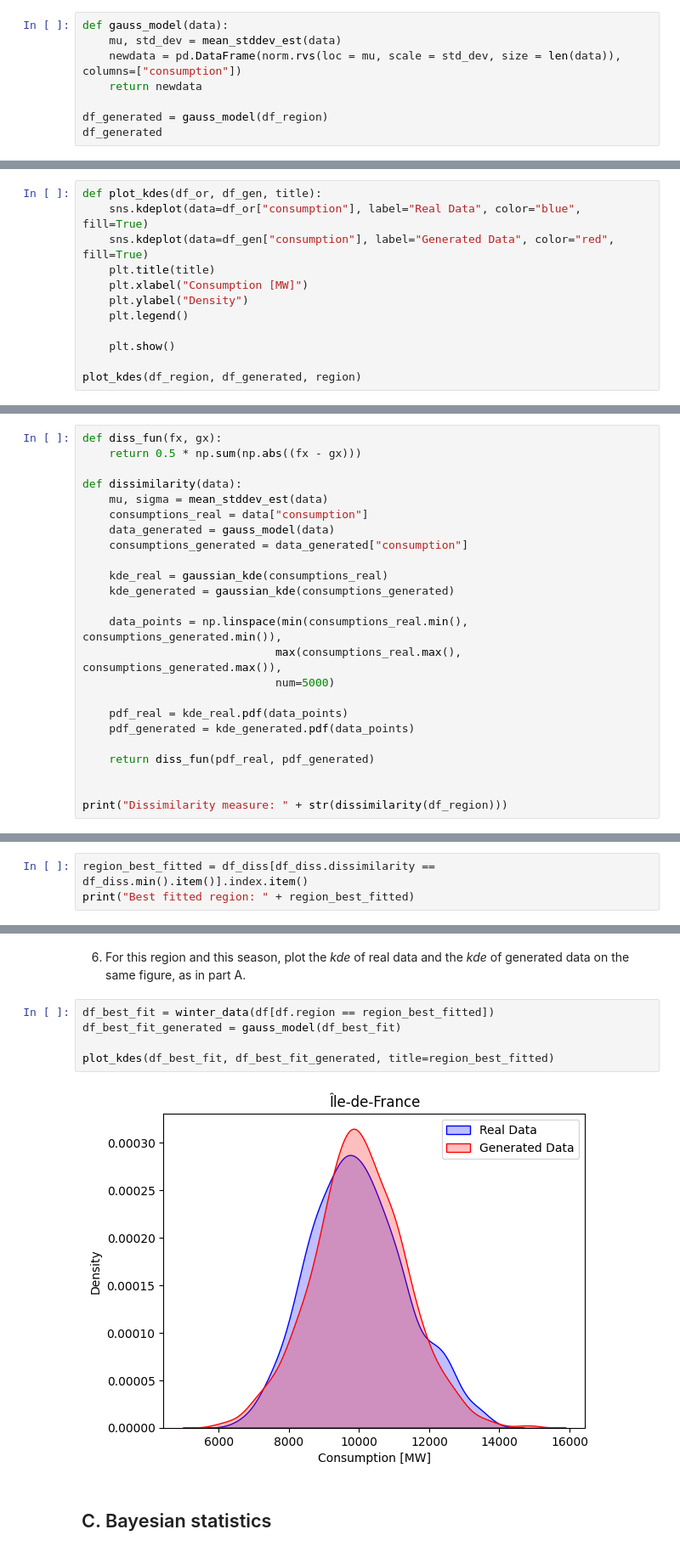
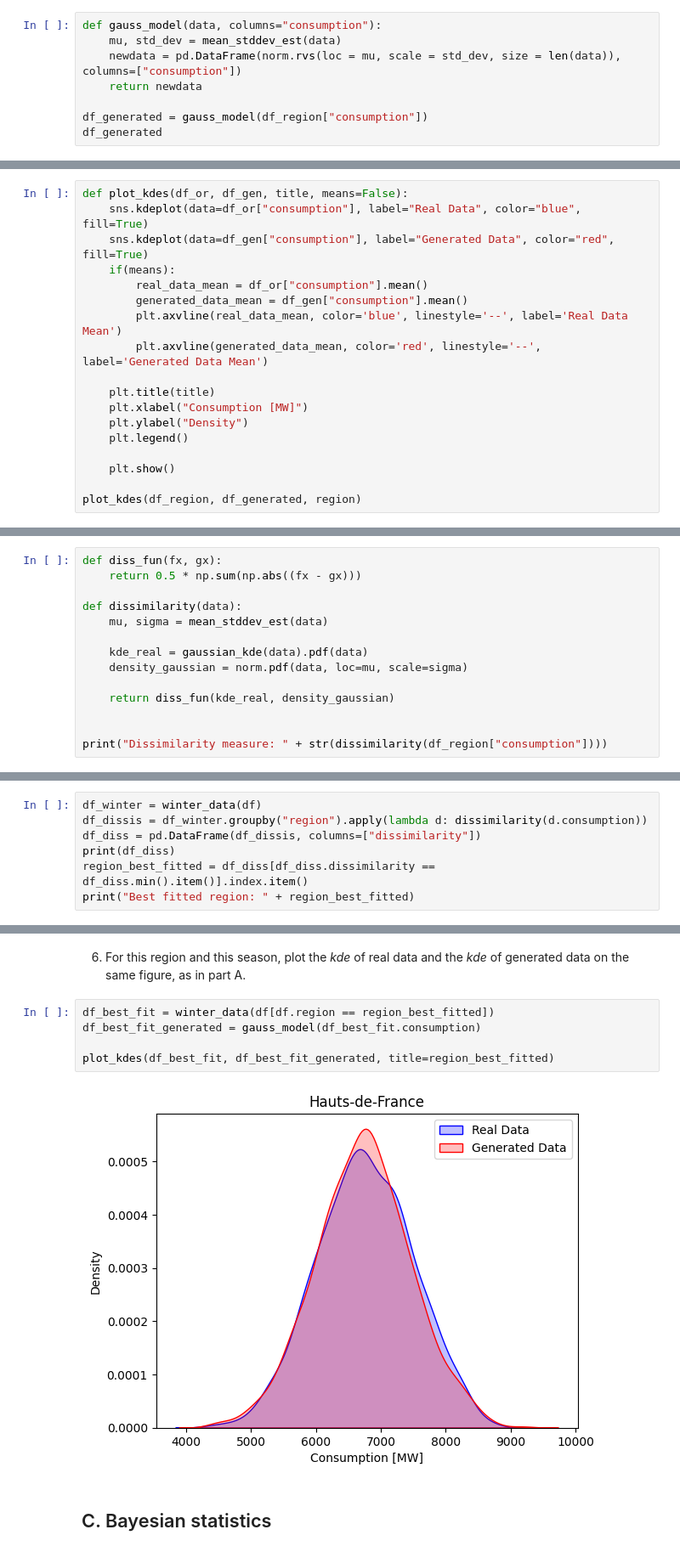
Before and after one commit to lucaerba/AllExs, a Jupyter notebook: Statistics_project/project.ipynb, the cells around one changed output, grey strips where cells are left out. Shown at 85% size. Saved outputs shown, nothing was run; the diff lists cells and outputs as text.

```diff
--- a/Statistics_project/project.ipynb
+++ b/Statistics_project/project.ipynb
@@ -152,12 +150,12 @@ mu: 2546.536155666579, sigma^2: 604.9429842099315
 # %% [markdown]
 3. Generate new data using the corresponding Gaussian model, with the same number of samples.
 # %%
-def gauss_model(data):
+def gauss_model(data, columns="consumption"):
     mu, std_dev = mean_stddev_est(data)
     newdata = pd.DataFrame(norm.rvs(loc = mu, scale = std_dev, size = len(data)), columns=["consumption"])
     return newdata
 
-df_generated = gauss_model(df_region)
+df_generated = gauss_model(df_region["consumption"])
 df_generated
 # %% [output]
 |  | consumption |
@@ -176,9 +174,15 @@ df_generated
 # %% [markdown]
 4. Plot the *kde* (kernel density estimate) of real data and the *kde* of generated data on the same figure.
 # %%
-def plot_kdes(df_or, df_gen, title):
+def plot_kdes(df_or, df_gen, title, means=False):
     sns.kdeplot(data=df_or["consumption"], label="Real Data", color="blue", fill=True)
     sns.kdeplot(data=df_gen["consumption"], label="Generated Data", color="red", fill=True)
+    if(means):
+        real_data_mean = df_or["consumption"].mean()
+        generated_data_mean = df_gen["consumption"].mean()
+        plt.axvline(real_data_mean, color='blue', linestyle='--', label='Real Data Mean')
+        plt.axvline(generated_data_mean, color='red', linestyle='--', label='Generated Data Mean')
+
     plt.title(title)
     plt.xlabel("Consumption [MW]")
     plt.ylabel("Density")
@@ -247,22 +251,12 @@ def diss_fun(fx, gx):
 
 def dissimilarity(data):
     mu, sigma = mean_stddev_est(data)
-    consumptions_real = data["consumption"]
-    data_generated = gauss_model(data)
-    consumptions_generated = data_generated["consumption"]
 
-    kde_real = gaussian_kde(consumptions_real)
-    kde_generated = gaussian_kde(consumptions_generated)
+    kde_real = gaussian_kde(data).pdf(data)
+    density_gaussian = norm.pdf(data, loc=mu, scale=sigma)
 
-    data_points = np.linspace(min(consumptions_real.min(), consumptions_generated.min()),
-                             max(consumptions_real.max(), consumptions_generated.max()),
-                             num=5000)
-
-    pdf_real = kde_real.pdf(data_points)
-    pdf_generated = kde_generated.pdf(data_points)
-
-    return diss_fun(pdf_real, pdf_generated)
+    return diss_fun(kde_real, density_gaussian)
 
 
-print("Dissimilarity measure: " + str(dissimilarity(df_region)))
+print("Dissimilarity measure: " + str(dissimilarity(df_region["consumption"])))
 # %% [output]
@@ -297,6 +291,10 @@ df_dissims
 # %% [markdown]
 5. Which region is best fitted by a Gaussian model in winter?
 # %%
+df_winter = winter_data(df)
+df_dissis = df_winter.groupby("region").apply(lambda d: dissimilarity(d.consumption))
+df_diss = pd.DataFrame(df_dissis, columns=["dissimilarity"])
+print(df_diss)
 region_best_fitted = df_diss[df_diss.dissimilarity == df_diss.min().item()].index.item()
 print("Best fitted region: " + region_best_fitted)
 # %% [output]
@@ -305,11 +317,11 @@ Best fitted region: Île-de-France
 6. For this region and this season, plot the *kde* of real data and the *kde* of generated data on the same figure, as in part A.
 # %%
 df_best_fit = winter_data(df[df.region == region_best_fitted])
-df_best_fit_generated = gauss_model(df_best_fit)
+df_best_fit_generated = gauss_model(df_best_fit.consumption)
 
 plot_kdes(df_best_fit, df_best_fit_generated, title=region_best_fitted)
 # %% [output]
-[figure, old version]
+[figure, new version]
 # %% [markdown]
 ## C. Bayesian statistics
 # %% [markdown]
```
Also changed, not shown: parts of 14 cells of this notebook, 1 other file.
